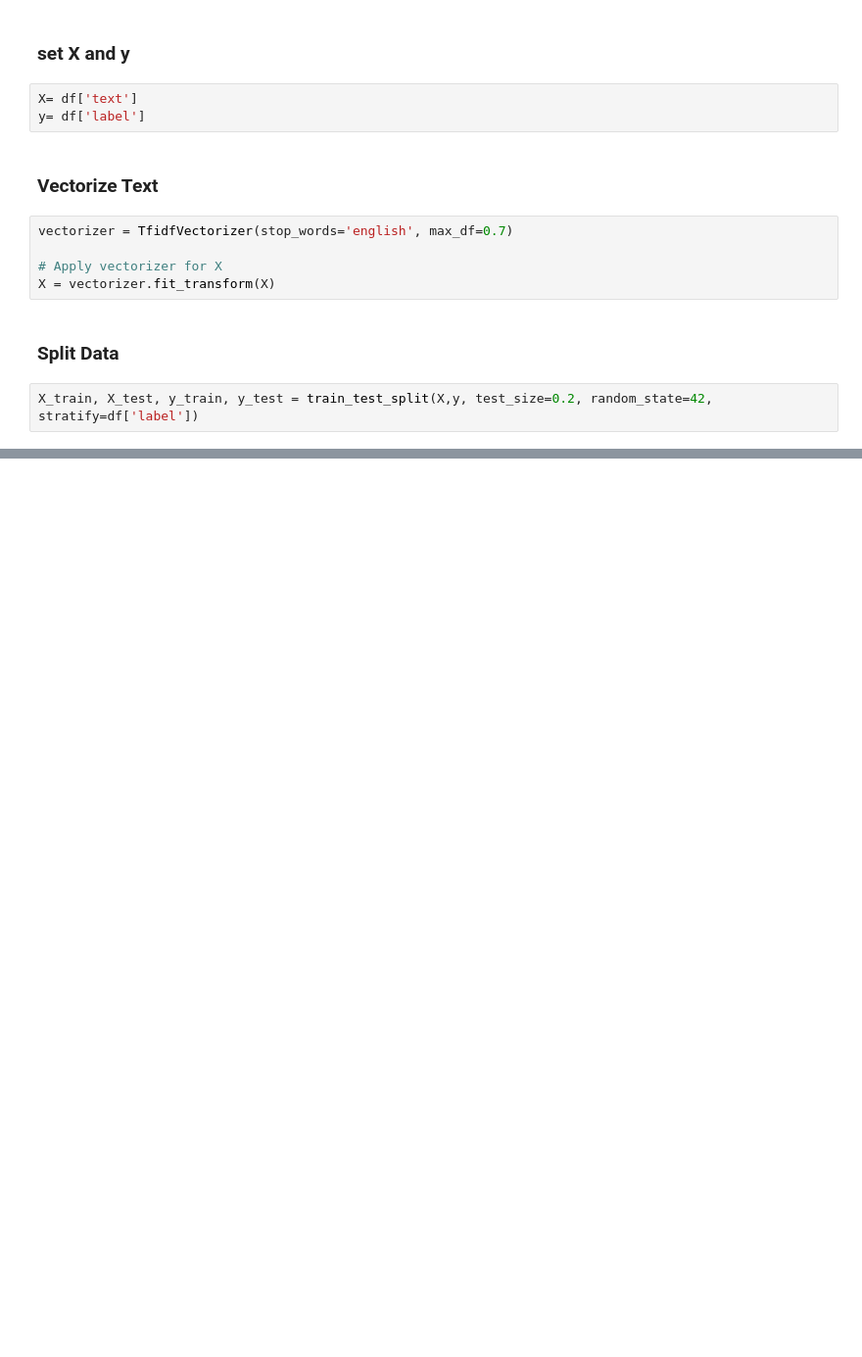
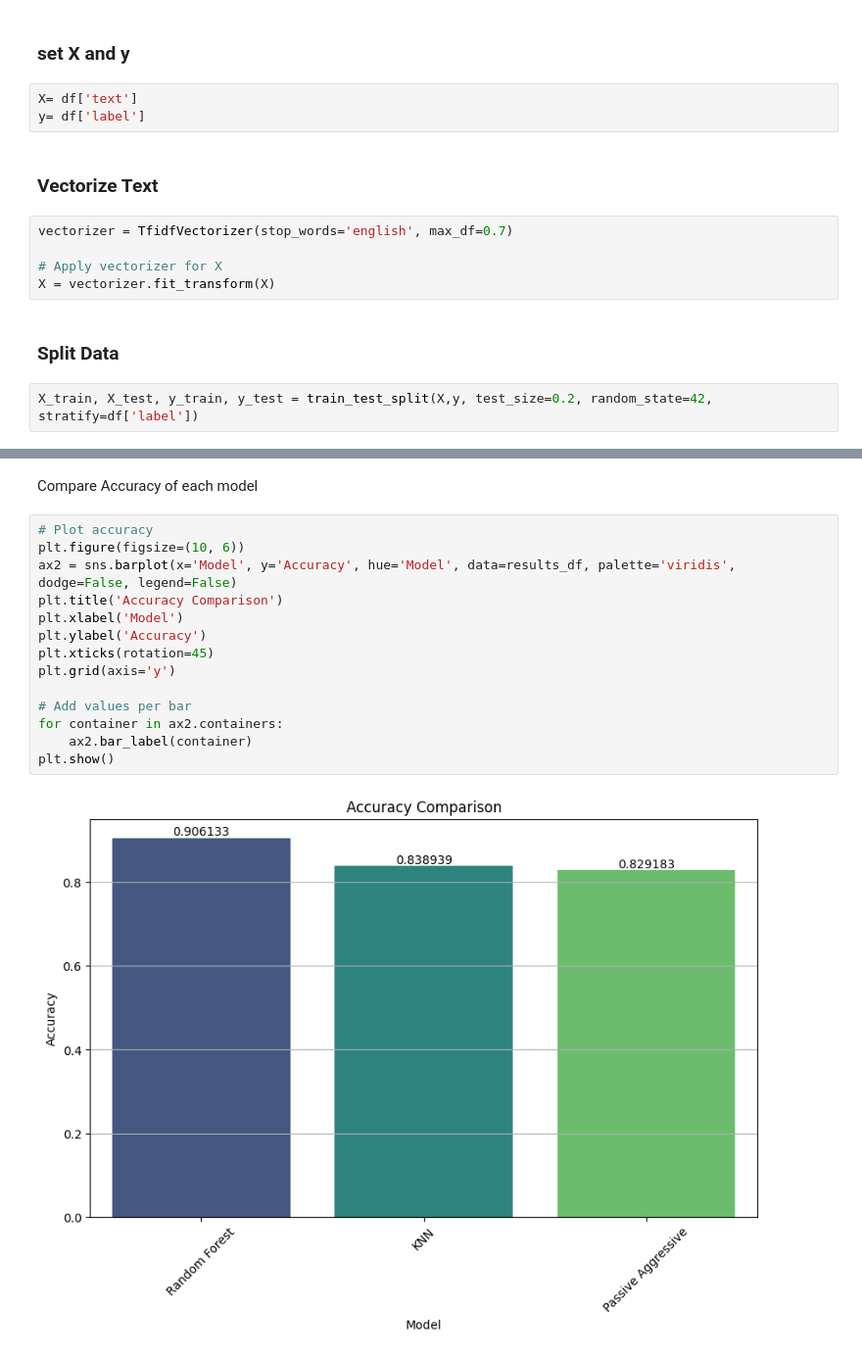
Before and after one commit to matchi-1/Twitter-Sentiment-Analysis, a Jupyter notebook: notebooks/TwitterSentimentAnalysis.ipynb, the cells around one changed output, grey strips where cells are left out. Shown at 98% size. Cells and saved outputs as stored; diff of their text form; blank space fills up the shorter version.

```diff
--- a/notebooks/TwitterSentimentAnalysis.ipynb
+++ b/notebooks/TwitterSentimentAnalysis.ipynb
@@ -314,0 +395,18 @@ print("X_test dimension:", X_test.shape)
+# %% [markdown]
+Compare Accuracy of each model
+# %%
+# Plot accuracy
+plt.figure(figsize=(10, 6))
+ax2 = sns.barplot(x='Model', y='Accuracy', hue='Model', data=results_df, palette='viridis', dodge=False, legend=False)
+plt.title('Accuracy Comparison')
+plt.xlabel('Model')
+plt.ylabel('Accuracy')
+plt.xticks(rotation=45)
+plt.grid(axis='y')
+
+# Add values per bar
+for container in ax2.containers:
+    ax2.bar_label(container)
+plt.show()
+# %% [output]
+[figure, added]
```
Also changed, not shown: parts of 15 cells of this notebook.
